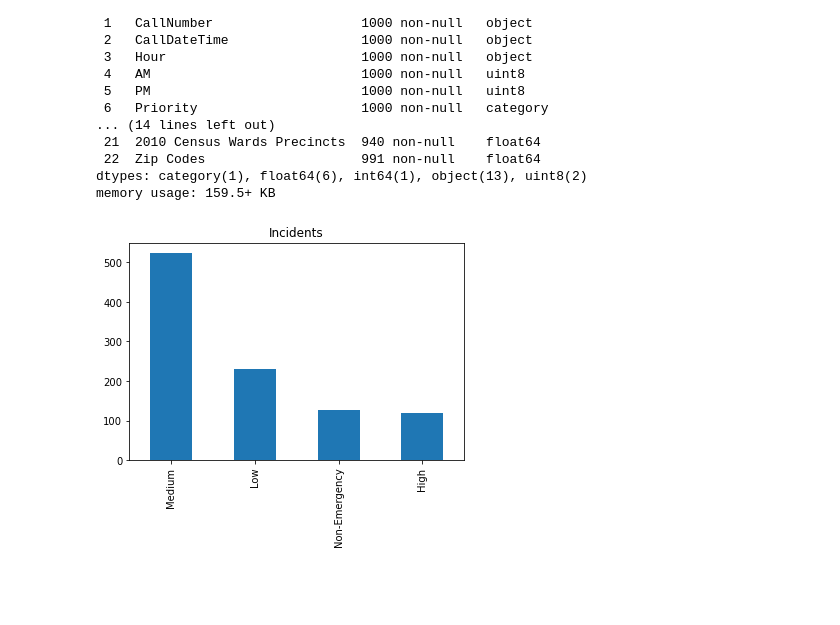
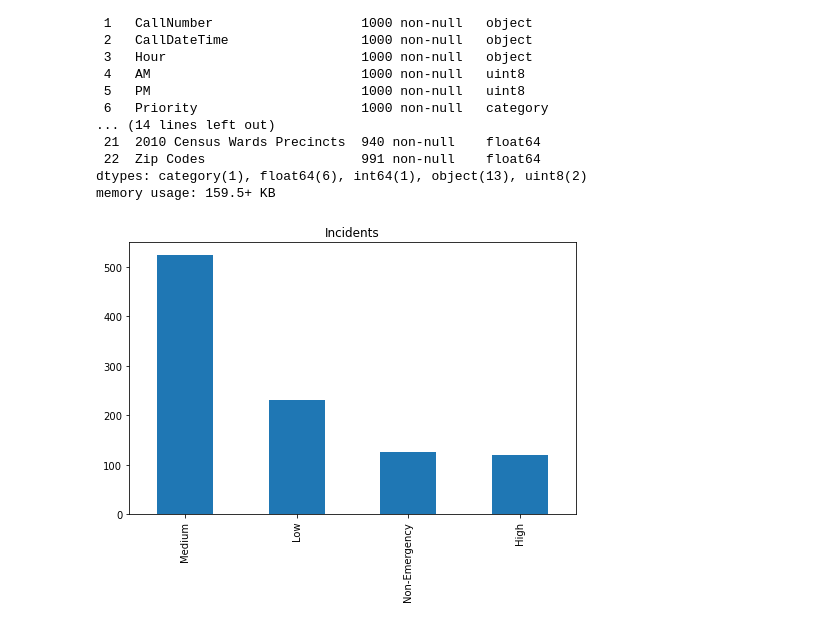
Before and after one commit to Baltimore-Data-Science-Corps-TU-Team/crime-data-analysis-notebooks, a Jupyter notebook: sk_balti_0010.ipynb, the cells around one changed output. Drawn from its saved outputs; the diff is of its cells as text; code cells hidden in the pictures; blank space fills up the shorter version.

```diff
--- a/sk_balti_0010.ipynb
+++ b/sk_balti_0010.ipynb
@@ -10,7 +10,7 @@ from sklearn.model_selection import train_test_split
 dat = pd.read_csv('dat/911_Police_Calls_for_Service.csv', low_memory=False)
 # %%
 # reduce overhead while messing with data
-dat = dat.head(1000)
+#dat = dat.head(1000)
 
 dat.head()
 # %% [output]
@@ -98,11 +98,11 @@ memory usage: 159.5+ KB
 # %%
 pcount = dat['Priority'].value_counts()
 
-fig = plt.figure(figsize=(6,4))
+fig = plt.figure(figsize=(8,5))
 pcount.plot(kind='bar')
 
 plt.title('Incidents')
 #plt.ylabel('Number')
 plt.show()
 # %% [output]
-[figure, old version]
+[figure, new version]
```
Also changed, not shown: parts of 3 cells of this notebook.
